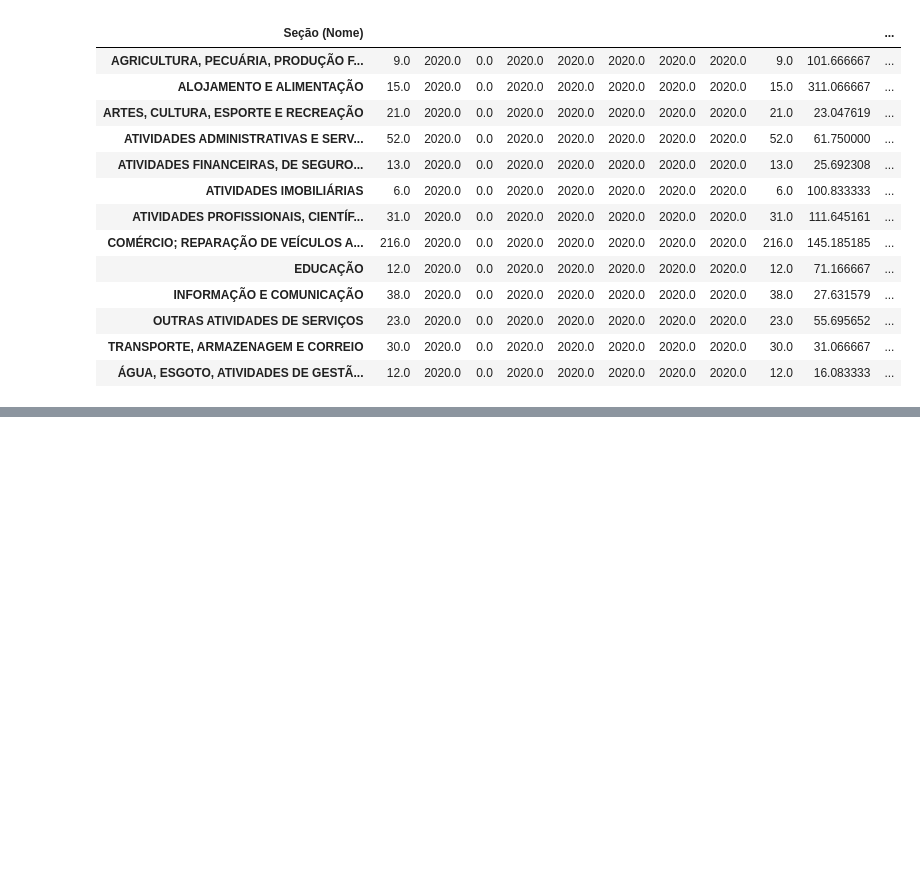
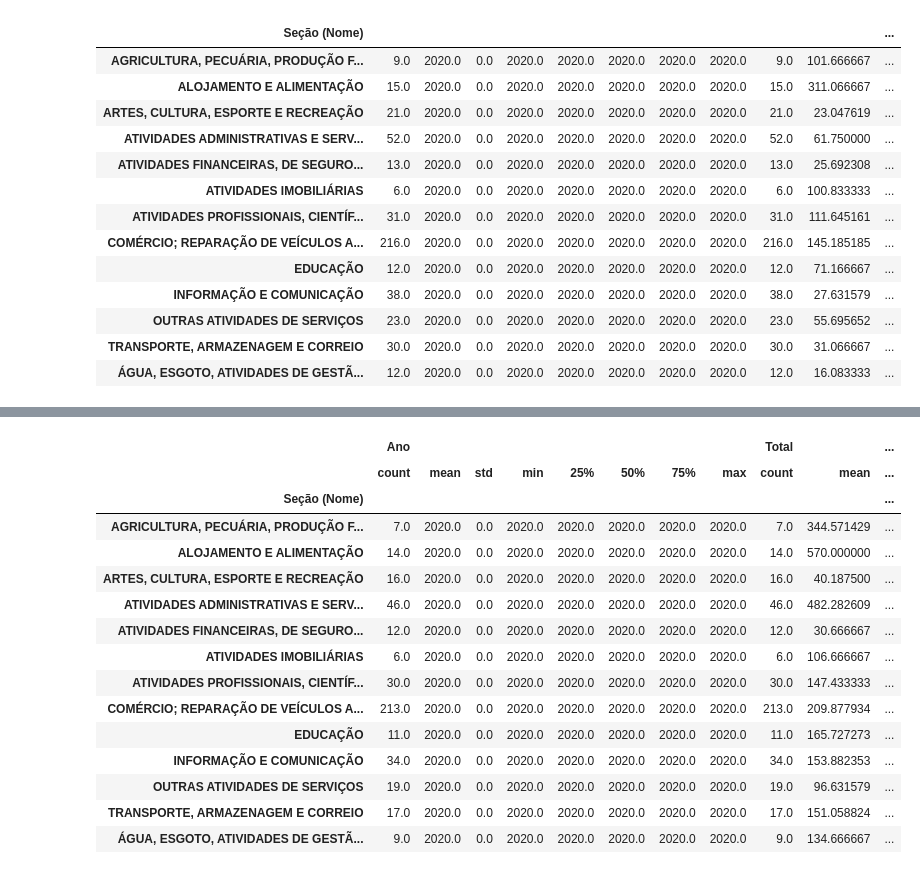
Before and after one commit to paulorobertolds/monograph, a Jupyter notebook: Setor_de_Serviços.ipynb, the cells around one changed output, grey strips where cells are left out. Cells and saved outputs as stored; diff of their text form; code cells hidden in the pictures; blank space fills up the shorter version.

```diff
--- a/Setor_de_Serviços.ipynb
+++ b/Setor_de_Serviços.ipynb
@@ -229,0 +250,19 @@ empresas_MT.loc[(empresas_MT['Ano']==2020)].groupby('Seção (Nome)').describe()
+# %%
+funcionarios_Cuiaba.loc[(funcionarios_Cuiaba['Ano']==2020)].groupby('Seção (Nome)').describe()
+# %% [output]
+|  | Ano |  |  |  |  |  |  |  | Total |  | ... |
+|  | count | mean | std | min | 25% | 50% | 75% | max | count | mean | ... |
+| Seção (Nome) |  |  |  |  |  |  |  |  |  |  | ... |
+| AGRICULTURA, PECUÁRIA, PRODUÇÃO F... | 7.0 | 2020.0 | 0.0 | 2020.0 | 2020.0 | 2020.0 | 2020.0 | 2020.0 | 7.0 | 344.571429 | ... |
+| ALOJAMENTO E ALIMENTAÇÃO | 14.0 | 2020.0 | 0.0 | 2020.0 | 2020.0 | 2020.0 | 2020.0 | 2020.0 | 14.0 | 570.000000 | ... |
+| ARTES, CULTURA, ESPORTE E RECREAÇÃO | 16.0 | 2020.0 | 0.0 | 2020.0 | 2020.0 | 2020.0 | 2020.0 | 2020.0 | 16.0 | 40.187500 | ... |
+| ATIVIDADES ADMINISTRATIVAS E SERV... | 46.0 | 2020.0 | 0.0 | 2020.0 | 2020.0 | 2020.0 | 2020.0 | 2020.0 | 46.0 | 482.282609 | ... |
+| ATIVIDADES FINANCEIRAS, DE SEGURO... | 12.0 | 2020.0 | 0.0 | 2020.0 | 2020.0 | 2020.0 | 2020.0 | 2020.0 | 12.0 | 30.666667 | ... |
+| ATIVIDADES IMOBILIÁRIAS | 6.0 | 2020.0 | 0.0 | 2020.0 | 2020.0 | 2020.0 | 2020.0 | 2020.0 | 6.0 | 106.666667 | ... |
+| ATIVIDADES PROFISSIONAIS, CIENTÍF... | 30.0 | 2020.0 | 0.0 | 2020.0 | 2020.0 | 2020.0 | 2020.0 | 2020.0 | 30.0 | 147.433333 | ... |
+| COMÉRCIO; REPARAÇÃO DE VEÍCULOS A... | 213.0 | 2020.0 | 0.0 | 2020.0 | 2020.0 | 2020.0 | 2020.0 | 2020.0 | 213.0 | 209.877934 | ... |
+| EDUCAÇÃO | 11.0 | 2020.0 | 0.0 | 2020.0 | 2020.0 | 2020.0 | 2020.0 | 2020.0 | 11.0 | 165.727273 | ... |
+| INFORMAÇÃO E COMUNICAÇÃO | 34.0 | 2020.0 | 0.0 | 2020.0 | 2020.0 | 2020.0 | 2020.0 | 2020.0 | 34.0 | 153.882353 | ... |
+| OUTRAS ATIVIDADES DE SERVIÇOS | 19.0 | 2020.0 | 0.0 | 2020.0 | 2020.0 | 2020.0 | 2020.0 | 2020.0 | 19.0 | 96.631579 | ... |
+| TRANSPORTE, ARMAZENAGEM E CORREIO | 17.0 | 2020.0 | 0.0 | 2020.0 | 2020.0 | 2020.0 | 2020.0 | 2020.0 | 17.0 | 151.058824 | ... |
+| ÁGUA, ESGOTO, ATIVIDADES DE GESTÃ... | 9.0 | 2020.0 | 0.0 | 2020.0 | 2020.0 | 2020.0 | 2020.0 | 2020.0 | 9.0 | 134.666667 | ... |
```
Also changed, not shown: parts of 9 cells of this notebook.
